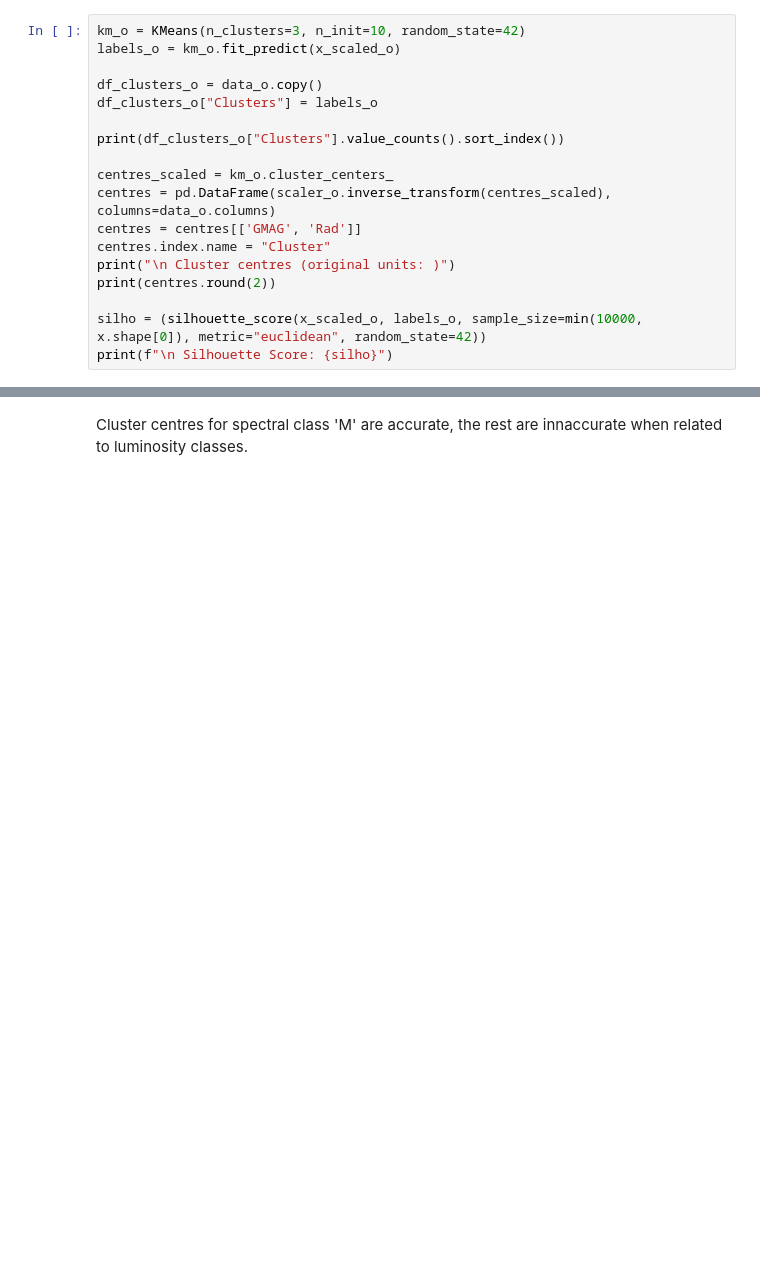
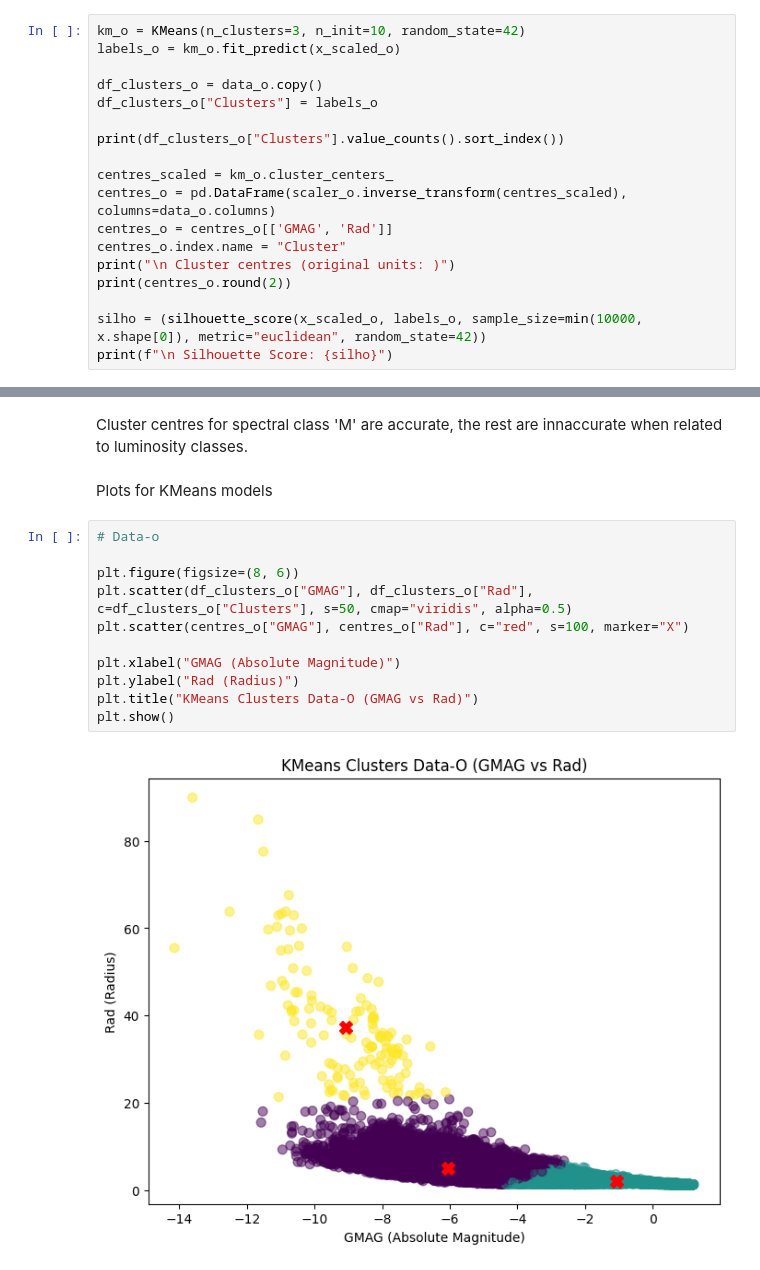
Before and after one commit to joshstromayer/stellar_stage_predictor, a Jupyter notebook: notebook.ipynb, the cells around one changed output, grey strips where cells are left out. Cells and saved outputs as stored; diff of their text form; blank space fills up the shorter version.

Commit message:
Created scatter plots for each KMeans model

```diff
--- a/notebook.ipynb
+++ b/notebook.ipynb
@@ -275,11 +276,11 @@ df_clusters_o["Clusters"] = labels_o
 print(df_clusters_o["Clusters"].value_counts().sort_index())
 
 centres_scaled = km_o.cluster_centers_
-centres = pd.DataFrame(scaler_o.inverse_transform(centres_scaled), columns=data_o.columns)
-centres = centres[['GMAG', 'Rad']]
-centres.index.name = "Cluster"
+centres_o = pd.DataFrame(scaler_o.inverse_transform(centres_scaled), columns=data_o.columns)
+centres_o = centres_o[['GMAG', 'Rad']]
+centres_o.index.name = "Cluster"
 print("\n Cluster centres (original units: )")
-print(centres.round(2))
+print(centres_o.round(2))
 
 silho = (silhouette_score(x_scaled_o, labels_o, sample_size=min(10000, x.shape[0]), metric="euclidean", random_state=42))
 print(f"\n Silhouette Score: {silho}")
@@ -505,3 +506,18 @@ Cluster
  Silhouette Score: 0.7370864971210649
 # %% [markdown]
 Cluster centres for spectral class 'M' are accurate, the rest are innaccurate when related to luminosity classes.
+# %% [markdown]
+Plots for KMeans models
+# %%
+# Data-o
+
+plt.figure(figsize=(8, 6))
+plt.scatter(df_clusters_o["GMAG"], df_clusters_o["Rad"], c=df_clusters_o["Clusters"], s=50, cmap="viridis", alpha=0.5)
+plt.scatter(centres_o["GMAG"], centres_o["Rad"], c="red", s=100, marker="X")
+
+plt.xlabel("GMAG (Absolute Magnitude)")
+plt.ylabel("Rad (Radius)")
+plt.title("KMeans Clusters Data-O (GMAG vs Rad)")
+plt.show()
+# %% [output]
+[figure, added]
```
Also changed, not shown: parts of 13 cells of this notebook.
